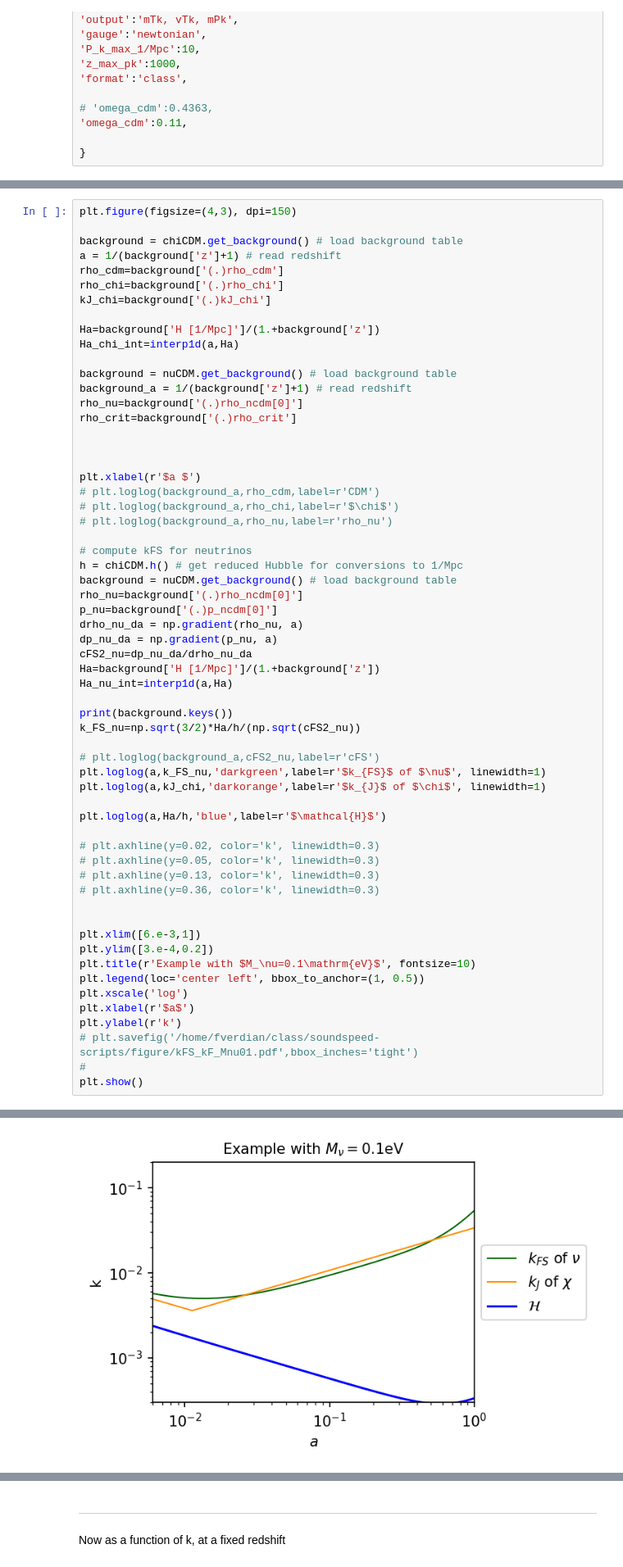
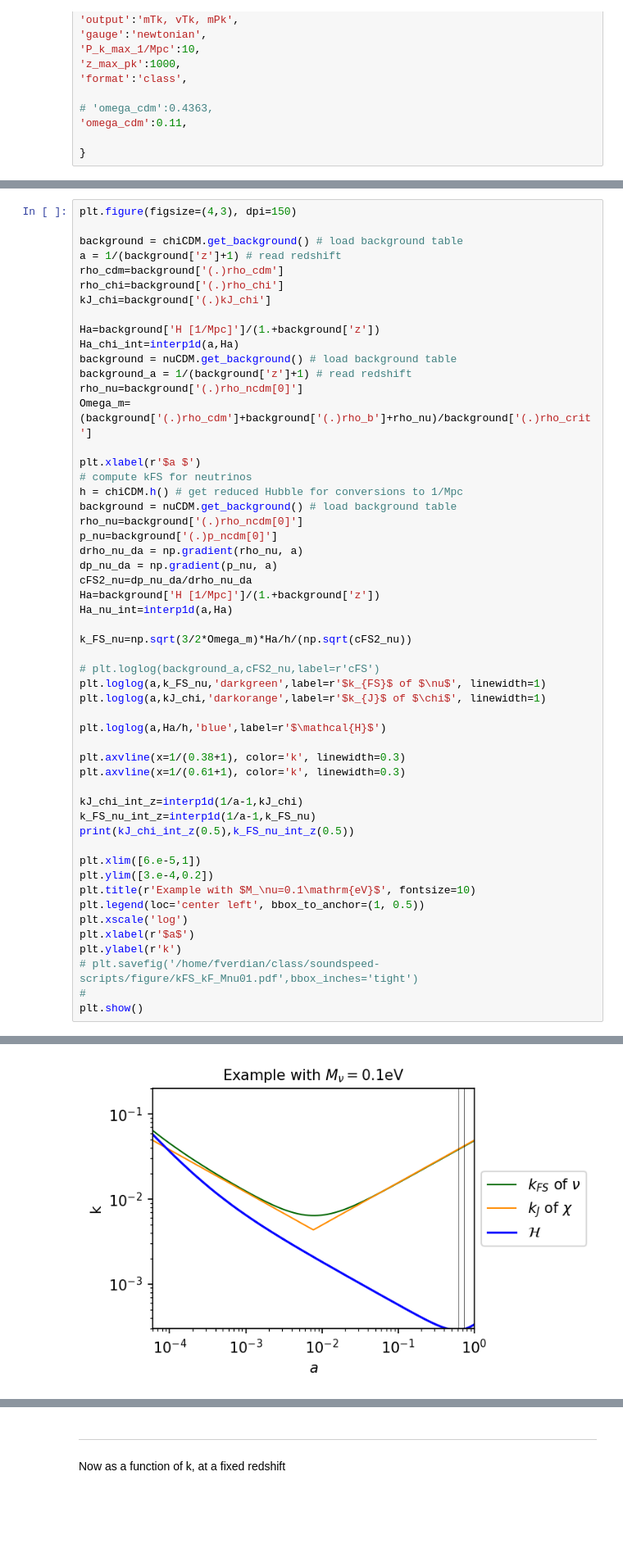
Before and after one commit to fverd/class, a Jupyter notebook: soundsped-scripts/compare-with-nu.ipynb, the cells around one changed output, grey strips where cells are left out. Shown: that part at 82% size. Cells and saved outputs as stored; diff of their text form; blank space fills up the shorter version.

```diff
--- a/soundsped-scripts/compare-with-nu.ipynb
+++ b/soundsped-scripts/compare-with-nu.ipynb
@@ -82,19 +88,12 @@ kJ_chi=background['(.)kJ_chi']
 
 Ha=background['H [1/Mpc]']/(1.+background['z'])
 Ha_chi_int=interp1d(a,Ha)
-
 background = nuCDM.get_background() # load background table
 background_a = 1/(background['z']+1) # read redshift
 rho_nu=background['(.)rho_ncdm[0]']
-rho_crit=background['(.)rho_crit']
-
-
+Omega_m=(background['(.)rho_cdm']+background['(.)rho_b']+rho_nu)/background['(.)rho_crit']
 
 plt.xlabel(r'$a $')
-# plt.loglog(background_a,rho_cdm,label=r'CDM')
-# plt.loglog(background_a,rho_chi,label=r'$\chi$')
-# plt.loglog(background_a,rho_nu,label=r'rho_nu')
-
 # compute kFS for neutrinos
 h = chiCDM.h() # get reduced Hubble for conversions to 1/Mpc
 background = nuCDM.get_background() # load background table
@@ -106,8 +105,7 @@ cFS2_nu=dp_nu_da/drho_nu_da
 Ha=background['H [1/Mpc]']/(1.+background['z'])
 Ha_nu_int=interp1d(a,Ha)
 
-print(background.keys())
-k_FS_nu=np.sqrt(3/2)*Ha/h/(np.sqrt(cFS2_nu))
+k_FS_nu=np.sqrt(3/2*Omega_m)*Ha/h/(np.sqrt(cFS2_nu))
 
 # plt.loglog(background_a,cFS2_nu,label=r'cFS')
 plt.loglog(a,k_FS_nu,'darkgreen',label=r'$k_{FS}$ of $\nu$', linewidth=1)
@@ -115,13 +113,14 @@ plt.loglog(a,kJ_chi,'darkorange',label=r'$k_{J}$ of $\chi$', linewidth=1)
 
 plt.loglog(a,Ha/h,'blue',label=r'$\mathcal{H}$')
 
-# plt.axhline(y=0.02, color='k', linewidth=0.3)
-# plt.axhline(y=0.05, color='k', linewidth=0.3)
-# plt.axhline(y=0.13, color='k', linewidth=0.3)
-# plt.axhline(y=0.36, color='k', linewidth=0.3)
+plt.axvline(x=1/(0.38+1), color='k', linewidth=0.3)
+plt.axvline(x=1/(0.61+1), color='k', linewidth=0.3)
 
+kJ_chi_int_z=interp1d(1/a-1,kJ_chi)
+k_FS_nu_int_z=interp1d(1/a-1,k_FS_nu)
+print(kJ_chi_int_z(0.5),k_FS_nu_int_z(0.5))
 
-plt.xlim([6.e-3,1])
+plt.xlim([6.e-5,1])
 plt.ylim([3.e-4,0.2])
 plt.title(r'Example with $M_\nu=0.1\mathrm{eV}$', fontsize=10)
 plt.legend(loc='center left', bbox_to_anchor=(1, 0.5))
@@ -136 +135 @@ dict_keys(['z', 'proper time [Gyr]', 'conf. time [Mpc]', 'H [1/Mpc]', 'comov. di
-[figure, old version]
+[figure, new version]
```
Also changed, not shown: parts of 8 cells of this notebook.
